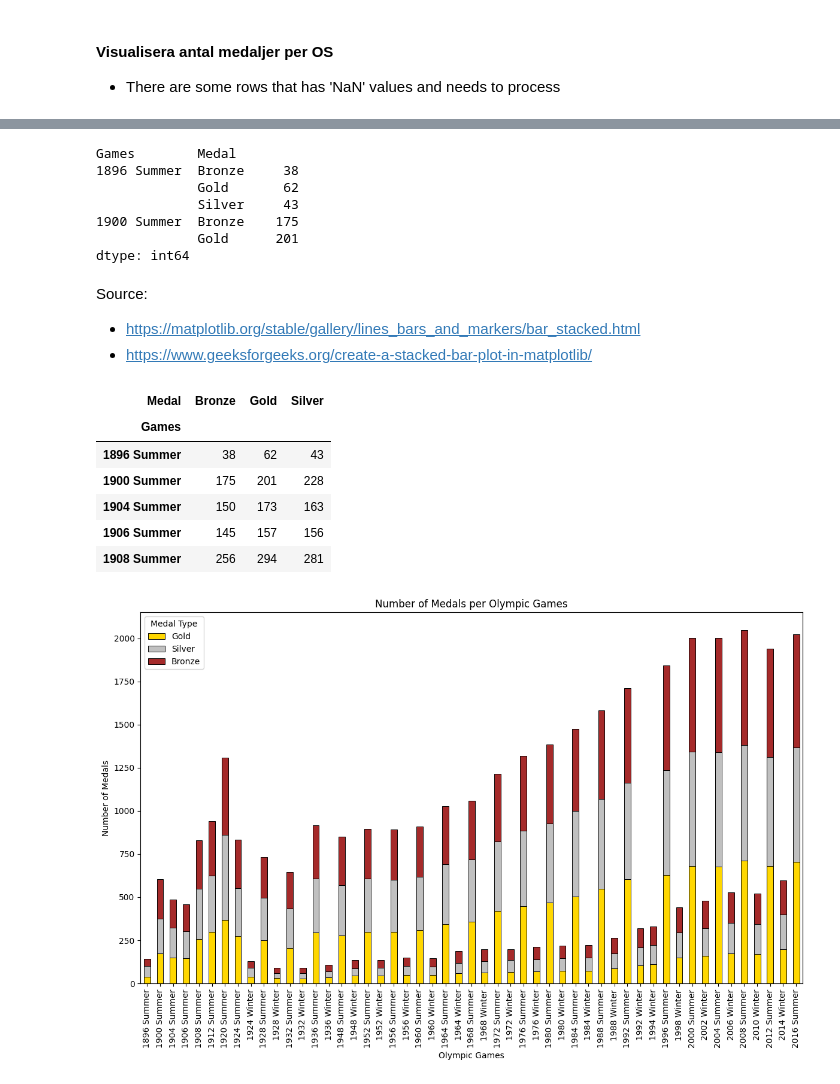
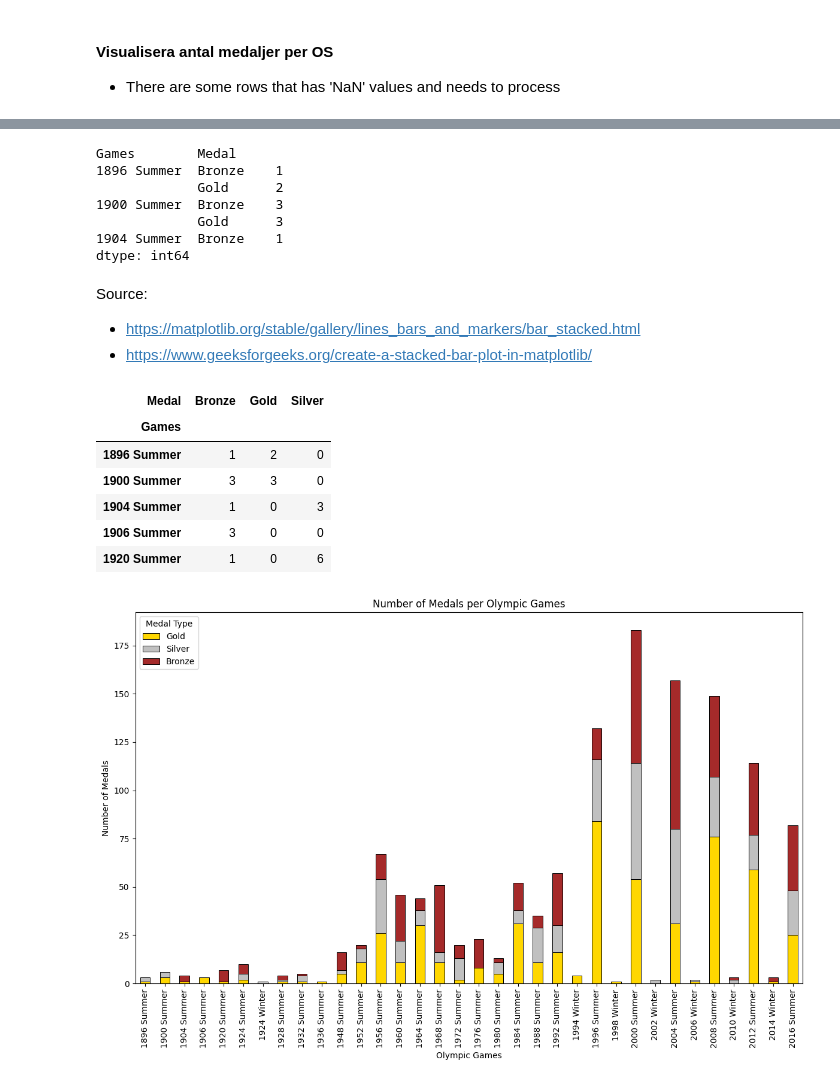
Before and after one commit to HexHungryAda/project-os, a Jupyter notebook: task1.ipynb, the cells around one changed output, grey strips where cells are left out. Cells and saved outputs as stored; diff of their text form; code cells hidden in the pictures.

```diff
--- a/task1.ipynb
+++ b/task1.ipynb
@@ -155,8 +138,8 @@ memory usage: 33.1+ MB
 # %%
 # Filter to only get Medal that is NOT 'NaN'
-medals_df = df[df["Medal"].notna()]
+medals_df = aus_data[aus_data["Medal"].notna()]
 medals_df.info()
 
-"""Now we got all 39'783 rows which has gotten a medal(s)"""
+"""Now we got all 1'320 rows which has gotten a medal(s)"""
 # %% [output]
 <class 'pandas.core.frame.DataFrame'>
@@ -180,13 +163,14 @@ memory usage: 5.2+ MB
 # %%
-medals_per_os = medals_df.groupby(["Games", "Medal"]).size()
-medals_per_os.head()
+# This part is just to visualize for better understanding the next cell
+!medals_per_os = medals_df.groupby(["Games", "Medal"]).size()
+!medals_per_os.head()
 # %% [output]
 Games        Medal
-1896 Summer  Bronze     38
-             Gold       62
-             Silver     43
-1900 Summer  Bronze    175
-             Gold      201
+1896 Summer  Bronze    1
+             Gold      2
+1900 Summer  Bronze    3
+             Gold      3
+1904 Summer  Bronze    1
 dtype: int64
 # %% [markdown]
 Source:
@@ -194,25 +178,27 @@ Source:
 - https://www.geeksforgeeks.org/create-a-stacked-bar-plot-in-matplotlib/
 # %%
 # unstack "Medal" index and convert it into columns
-medals_per_os = medals_df.groupby(["Games", "Medal"]).size().unstack(level=1) # level 0 = "Games", level 1 = "Medal"
+medals_per_os = medals_df.groupby(["Games", "Medal"]).size().unstack(level=1, fill_value=0)
+# level 0 = "Games", level 1 = "Medal"
+# fill_value=0 fills the rows with 0 if there are still 'NaN'
 medals_per_os.head()
 # %% [output]
 | Medal | Bronze | Gold | Silver |
 | Games |  |  |  |
-| 1896 Summer | 38 | 62 | 43 |
-| 1900 Summer | 175 | 201 | 228 |
-| 1904 Summer | 150 | 173 | 163 |
-| 1906 Summer | 145 | 157 | 156 |
-| 1908 Summer | 256 | 294 | 281 |
+| 1896 Summer | 1 | 2 | 0 |
+| 1900 Summer | 3 | 3 | 0 |
+| 1904 Summer | 1 | 0 | 3 |
+| 1906 Summer | 3 | 0 | 0 |
+| 1920 Summer | 1 | 0 | 6 |
 # %%
 medals_per_os.plot(kind="bar", stacked=True, figsize=(12, 8), color=["gold", "silver", "brown"], edgecolor="black", linewidth=0.7)
 
 plt.title("Number of Medals per Olympic Games")
 plt.xlabel("Olympic Games")
 plt.ylabel("Number of Medals")
-plt.legend(title="Medal Type", labels=["Gold", "Silver", "Bronze"])
+plt.legend(loc="upper left", title="Medal Type", labels=["Gold", "Silver", "Bronze"])
 plt.xticks(rotation=90)
 plt.tight_layout()
 plt.show()
 # %% [output]
-[figure, old version]
+[figure, new version]
```
Also changed, not shown: parts of 10 cells of this notebook.
